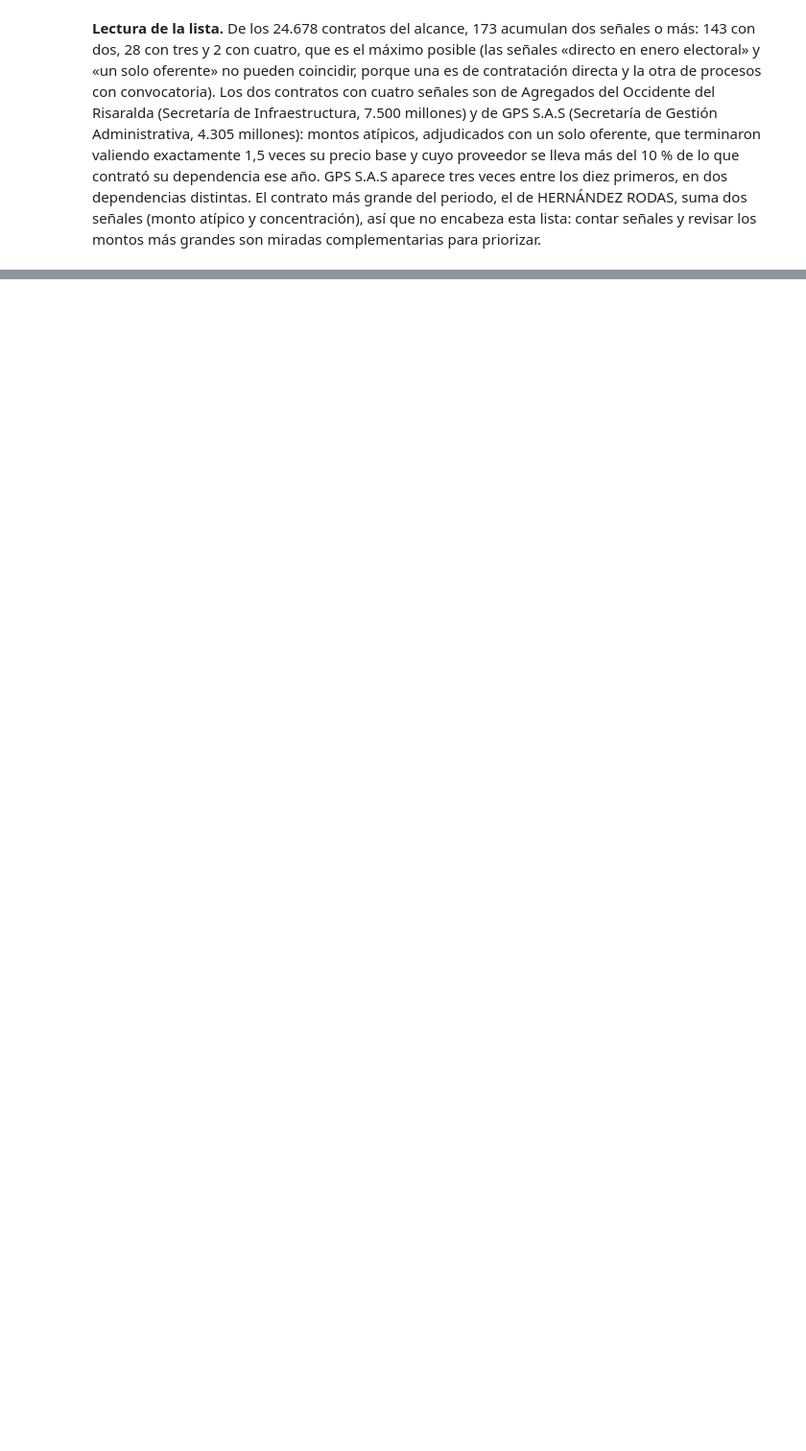
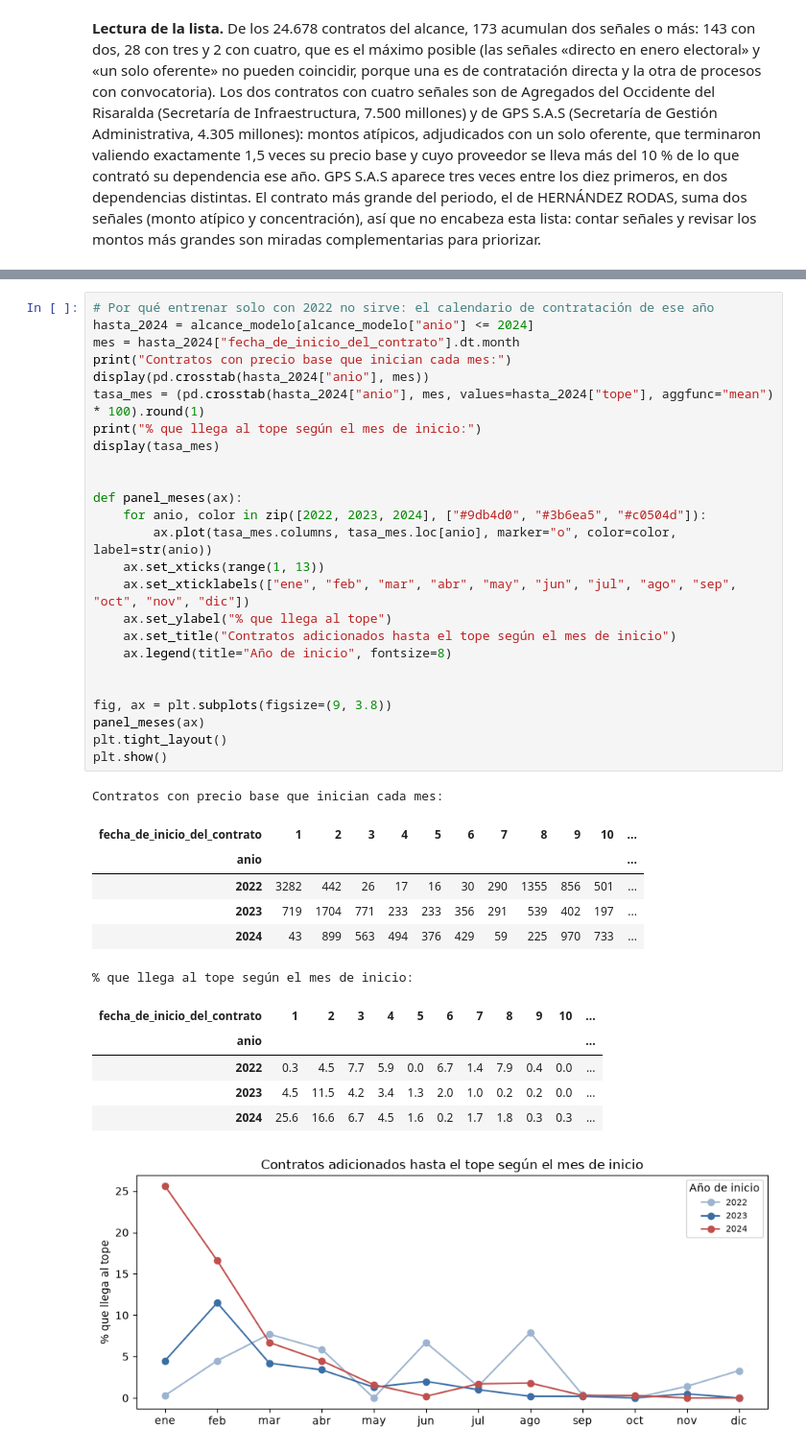
Before and after one commit to jahenao28-jh/contratacion-publica-pereira, a Jupyter notebook: notebooks/01_ingesta.ipynb, the cells around one changed output, grey strips where cells are left out. Shown at 96% size. Saved outputs shown, nothing was run; the diff lists cells and outputs as text; blank space fills up the shorter version.

```diff
--- a/notebooks/01_ingesta.ipynb
+++ b/notebooks/01_ingesta.ipynb
@@ -1443,0 +1739,39 @@ Contratos: 24678 | variables: 40
+# %%
+# Por qué entrenar solo con 2022 no sirve: el calendario de contratación de ese año
+hasta_2024 = alcance_modelo[alcance_modelo["anio"] <= 2024]
+mes = hasta_2024["fecha_de_inicio_del_contrato"].dt.month
+print("Contratos con precio base que inician cada mes:")
+display(pd.crosstab(hasta_2024["anio"], mes))
+tasa_mes = (pd.crosstab(hasta_2024["anio"], mes, values=hasta_2024["tope"], aggfunc="mean") * 100).round(1)
+print("% que llega al tope según el mes de inicio:")
+display(tasa_mes)
+
+
+def panel_meses(ax):
+    for anio, color in zip([2022, 2023, 2024], ["#9db4d0", "#3b6ea5", "#c0504d"]):
+        ax.plot(tasa_mes.columns, tasa_mes.loc[anio], marker="o", color=color, label=str(anio))
+    ax.set_xticks(range(1, 13))
+    ax.set_xticklabels(["ene", "feb", "mar", "abr", "may", "jun", "jul", "ago", "sep", "oct", "nov", "dic"])
+    ax.set_ylabel("% que llega al tope")
+    ax.set_title("Contratos adicionados hasta el tope según el mes de inicio")
+    ax.legend(title="Año de inicio", fontsize=8)
+
+
+fig, ax = plt.subplots(figsize=(9, 3.8))
+panel_meses(ax)
+plt.tight_layout()
+plt.show()
+# %% [output]
+Contratos con precio base que inician cada mes:
+| fecha_de_inicio_del_contrato | 1 | 2 | 3 | 4 | 5 | 6 | 7 | 8 | 9 | 10 | ... |
+| anio |  |  |  |  |  |  |  |  |  |  | ... |
+| 2022 | 3282 | 442 | 26 | 17 | 16 | 30 | 290 | 1355 | 856 | 501 | ... |
+| 2023 | 719 | 1704 | 771 | 233 | 233 | 356 | 291 | 539 | 402 | 197 | ... |
+| 2024 | 43 | 899 | 563 | 494 | 376 | 429 | 59 | 225 | 970 | 733 | ... |
+% que llega al tope según el mes de inicio:
+| fecha_de_inicio_del_contrato | 1 | 2 | 3 | 4 | 5 | 6 | 7 | 8 | 9 | 10 | ... |
+| anio |  |  |  |  |  |  |  |  |  |  | ... |
+| 2022 | 0.3 | 4.5 | 7.7 | 5.9 | 0.0 | 6.7 | 1.4 | 7.9 | 0.4 | 0.0 | ... |
+| 2023 | 4.5 | 11.5 | 4.2 | 3.4 | 1.3 | 2.0 | 1.0 | 0.2 | 0.2 | 0.0 | ... |
+| 2024 | 25.6 | 16.6 | 6.7 | 4.5 | 1.6 | 0.2 | 1.7 | 1.8 | 0.3 | 0.3 | ... |
+[figure, added]
```
Also changed, not shown: parts of 29 cells of this notebook, 15 other files.
